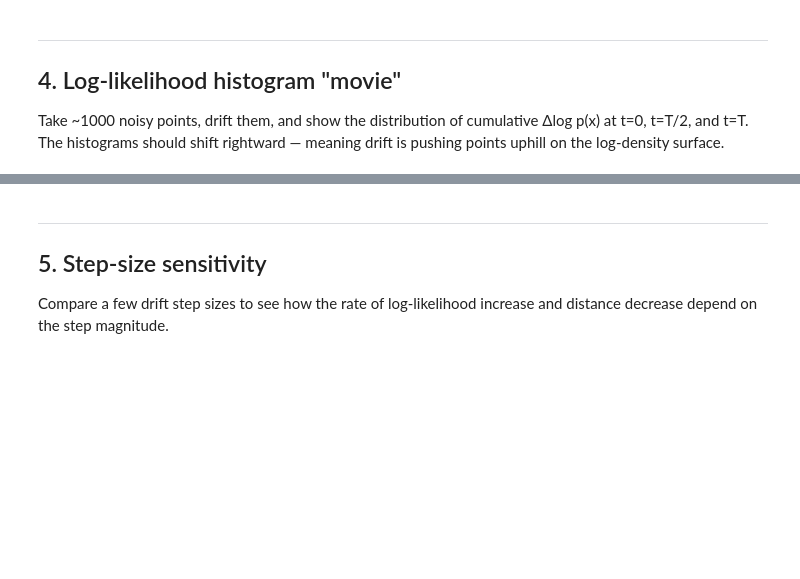
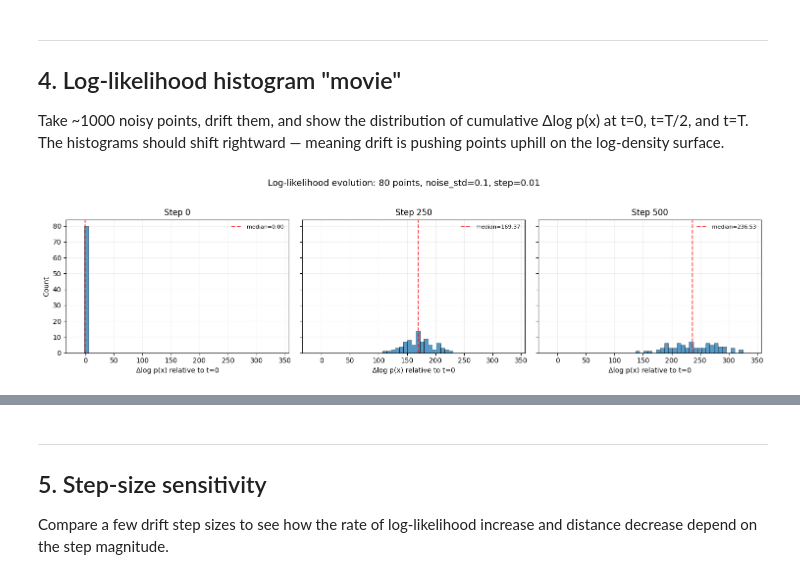
Before and after one commit to bjmedina/memory, a Jupyter notebook: notebooks/2026-03-10_drift-diagnostics.ipynb, the cells around one changed output, grey strips where cells are left out. Cells and saved outputs as stored; diff of their text form; code cells hidden in the pictures; blank space fills up the shorter version.

```diff
--- a/notebooks/2026-03-10_drift-diagnostics.ipynb
+++ b/notebooks/2026-03-10_drift-diagnostics.ipynb
@@ -164,15 +158,17 @@ on the log-density surface.
 # %%
 fig, delta_logp = plot_loglik_histograms(
     score_model=score_fn,
     X_clean=X.to(DEVICE),
-    n_samples=1000,
+    n_samples=80,
     noise_std=NOISE_STD,
     step_size=STEP_SIZE,
     n_steps=N_STEPS,
     n_snapshots=3,       # t=0, T/2, T
     seed=42,
     batch_size=64,
 )
+# %% [output]
+[figure, added]
 # %%
 # Summary stats for the delta log-p at each snapshot
 snap_steps = np.linspace(0, N_STEPS, 3, dtype=int)
```
Also changed, not shown: parts of 9 cells of this notebook, 5 other files.
